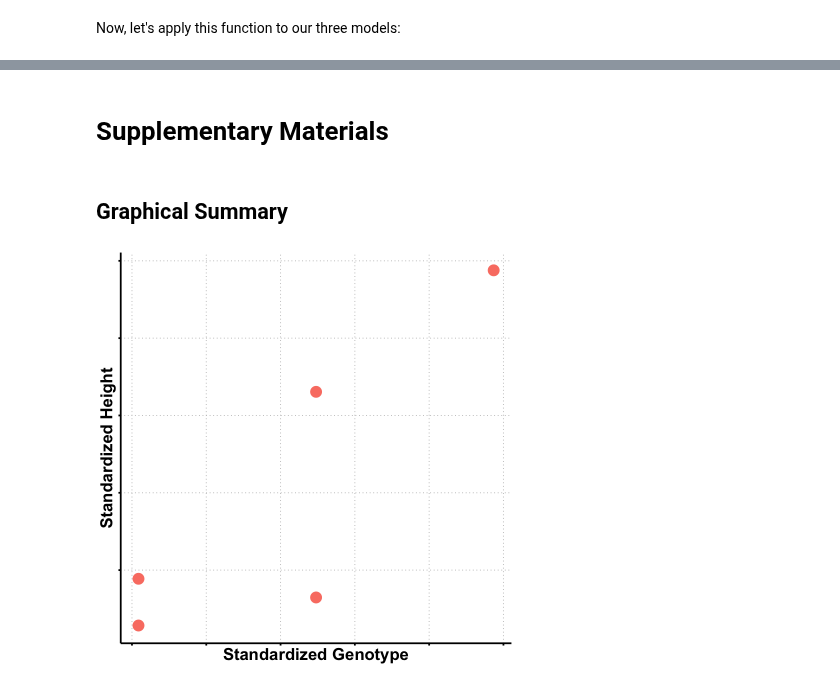
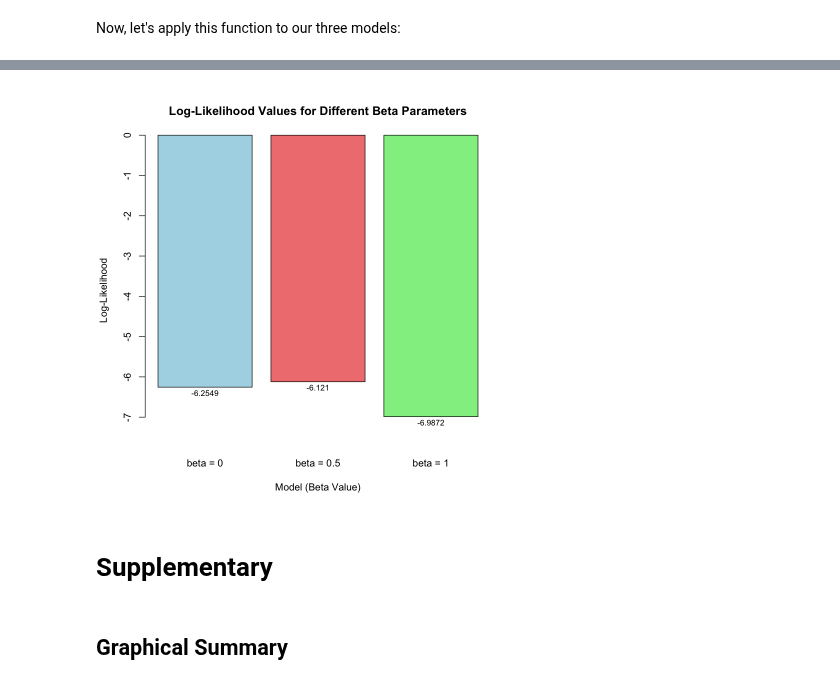
Before and after one commit to StatFunGen/statgen-prerequisites, a Jupyter notebook: likelihood.ipynb, the cells around one changed output, grey strips where cells are left out. Saved outputs shown, nothing was run; the diff lists cells and outputs as text; code cells hidden in the pictures.

```diff
--- a/likelihood.ipynb
+++ b/likelihood.ipynb
@@ -259,23 +164,38 @@ legend("topright",
+# %%
+# Create barplot of log-likelihoods
+barplot(results$Log_Likelihood,
+        names.arg = paste("beta =", results$Beta),
+        main = "Log-Likelihood Values for Different Beta Parameters",
+        xlab = "Model (Beta Value)",
+        ylab = "Log-Likelihood",
+        col = c("lightblue", "lightcoral", "lightgreen"),
+        border = "black",
+        ylim = c(min(results$Log_Likelihood) * 1.1, 0))
+
+# Add values on top of bars
+text(x = seq(0.7, by = 1.2, length.out = 3),
+     y = results$Log_Likelihood - abs(min(results$Log_Likelihood)) * 0.02,
+     labels = round(results$Log_Likelihood, 4),
+     cex = 0.8)
+# %% [output]
+[figure, added]
 # %% [markdown]
-# Supplementary Materials
+# Supplementary
 # %% [markdown]
 ## Graphical Summary
 # %%
 library(ggplot2)
-
-# Prepare the data
-variant_idx <- 2
 df_scatter <- data.frame(
-  Genotype = X[, variant_idx],
-  Height = Y
+  Genotype = X,
+  Phenotype = Y_true
 )
 
 # Create plot
-p1 <- ggplot(df_scatter, aes(x = Genotype, y = Height)) +
+p1 <- ggplot(df_scatter, aes(x = Genotype, y = Phenotype)) +
   geom_point(color = "salmon", size = 6) +
   labs(
     x = "Standardized Genotype",
-    y = "Standardized Height"
+    y = "Standardized Phenotype"
   ) +
   theme_minimal() +
   theme(
@@ -297,13 +217,4 @@ p1 <- ggplot(df_scatter, aes(x = Genotype, y = Height)) +
     panel.background = element_rect(fill = "transparent", color = NA),
     plot.background = element_rect(fill = "transparent", color = NA)
   )
-
-# Show the plot
-print(p1)
-
-# Save the plot
-ggsave("./cartoons/likelihood_data.png", plot = p1,
-       width = 6, height = 6, dpi = 300, bg = "transparent")
-# %% [output]
-[figure, removed]
 # %%
```
Also changed, not shown: parts of 48 cells of this notebook, 22 other files.
